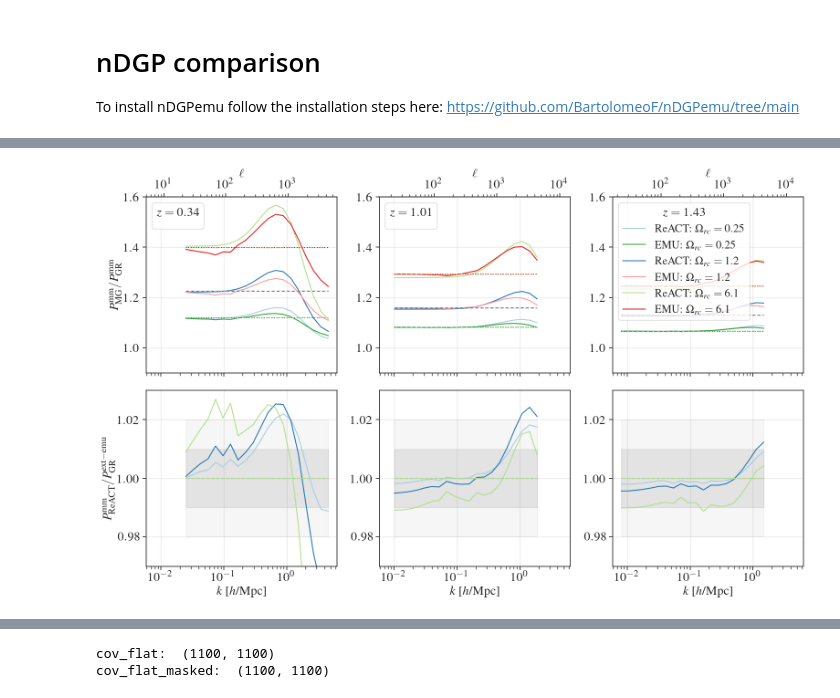
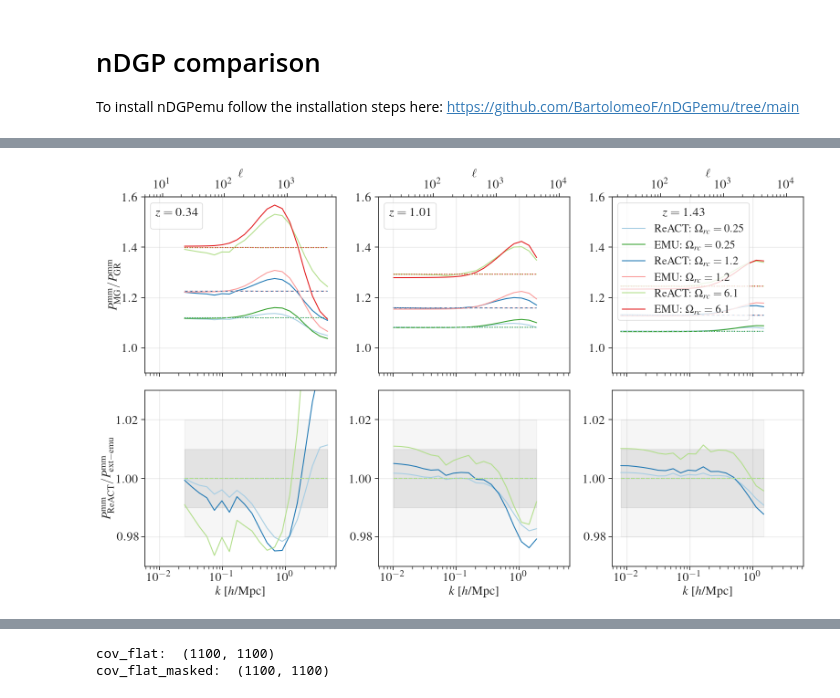
Before and after one commit to MariaTsedrik/MGLensing, a Jupyter notebook: tutorials/emulators_comparison.ipynb, the cells around one changed output, grey strips where cells are left out. Drawn from its saved outputs; the diff is of its cells as text; code cells hidden in the pictures.

```diff
--- a/tutorials/emulators_comparison.ipynb
+++ b/tutorials/emulators_comparison.ipynb
@@ -125,11 +134,11 @@ models_gr =     {'GR_nonlin': {'nl_model': NL_MODEL_HMCODE, 'bias_model': 0, 'ia
                 'GR_lin': {'nl_model': NL_MODEL_HMCODE, 'option': 'linear', 'bias_model': 0, 'ia_model': 0, 'baryon_model': 0, 'photoz_err_model': 0.},}
 
 models_ndgp = {
-    'react_nonlin': {'nl_model': NL_MODEL_NDGP_EMU, 'bias_model': 0, 'ia_model': 0, 'baryon_model': 0, 'photoz_err_model': 0.},
-    'react_lin': {'nl_model': NL_MODEL_NDGP_EMU, 'option': 'linear', 'bias_model': 0, 'ia_model': 0, 'baryon_model': 0, 'photoz_err_model': 0.},
+    'react_nonlin': {'nl_model': NL_MODEL_NDGP, 'bias_model': 0, 'ia_model': 0, 'baryon_model': 0, 'photoz_err_model': 0.},
+    'react_lin': {'nl_model': NL_MODEL_NDGP, 'option': 'linear', 'bias_model': 0, 'ia_model': 0, 'baryon_model': 0, 'photoz_err_model': 0.},
+    'ext_nonlin': {'nl_model': NL_MODEL_NDGP_EMU, 'bias_model': 0, 'ia_model': 0, 'baryon_model': 0, 'photoz_err_model': 0.},
+    'ext_lin': {'nl_model': NL_MODEL_NDGP_EMU, 'option': 'linear', 'bias_model': 0, 'ia_model': 0, 'baryon_model': 0, 'photoz_err_model': 0.},
 
-    'ext_nonlin': {'nl_model': NL_MODEL_NDGP, 'bias_model': 0, 'ia_model': 0, 'baryon_model': 0, 'photoz_err_model': 0.},
-    'ext_lin': {'nl_model': NL_MODEL_NDGP, 'option': 'linear', 'bias_model': 0, 'ia_model': 0, 'baryon_model': 0, 'photoz_err_model': 0.},
     }
 
 models_fofr = {
@@ -138,6 +147,7 @@ models_fofr = {
 
     'ext_nonlin': {'nl_model': NL_MODEL_FOFR_EMANTIS, 'bias_model': 0, 'ia_model': 0, 'baryon_model': 0, 'photoz_err_model': 0.},
     'ext_lin': {'nl_model': NL_MODEL_FOFR_EMANTIS, 'option': 'linear', 'bias_model': 0, 'ia_model': 0, 'baryon_model': 0, 'photoz_err_model': 0.},
+
     }
 # %% [markdown]
 # nDGP comparison
@@ -302,35 +259,35 @@ for i in range(3):
         k_ell = power_spectra_ndgp['react_nonlin'+str(num+1)]['k']
         pmm = power_spectra_ndgp['react_nonlin'+str(num+1)]['pmm']
         ax[0][i].semilogx(k_ell[:, z_int_pick[i]], pmm[:, z_int_pick[i]]/pmm_gr_nl[:, z_int_pick[i]], linewidth=1.5, color = colors[num], label=labels[num] if i == 2 else '')
         pmm_ext = power_spectra_ndgp['ext_nonlin'+str(num+1)]['pmm']
         ax[0][i].semilogx(k_ell[:, z_int_pick[i]], pmm_ext[:, z_int_pick[i]]/pmm_gr_nl[:, z_int_pick[i]], linewidth=1.5, color = colors[num+3], label=labels[num+3] if i == 2 else '')
 
         ax[1][i].semilogx(k_ell[:, z_int_pick[i]], pmm[:, z_int_pick[i]]/pmm_ext[:, z_int_pick[i]], linewidth=1.5)#, color = colors[num])
 
 
         pmm_lin = power_spectra_ndgp['react_lin'+str(num+1)]['pmm']
         ax[0][i].semilogx(k_ell[:, z_int_pick[i]], pmm_lin[:, z_int_pick[i]]/pmm_gr_lin[:, z_int_pick[i]], linewidth=1.5, color = colors[num], linestyle='--')
         pmm_ext_lin = power_spectra_ndgp['ext_lin'+str(num+1)]['pmm']
         ax[0][i].semilogx(k_ell[:, z_int_pick[i]], pmm_ext_lin[:, z_int_pick[i]]/pmm_gr_lin[:, z_int_pick[i]], linewidth=1.5, color = colors[num+3], linestyle=':')
 
         ax[1][i].semilogx(k_ell[:, z_int_pick[i]], pmm_lin[:, z_int_pick[i]]/pmm_ext_lin[:, z_int_pick[i]], linewidth=1.5, color = colors[num], linestyle='--')
         ax[1][i].fill_between(k_ell[:, z_int_pick[i]], np.ones(len(k_ell[:, z_int_pick[i]]))*0.99, np.ones(len(k_ell[:, z_int_pick[i]]))*1.01, color='tab:grey', alpha=0.05)
         ax[1][i].fill_between(k_ell[:, z_int_pick[i]], np.ones(len(k_ell[:, z_int_pick[i]]))*0.98, np.ones(len(k_ell[:, z_int_pick[i]]))*1.02, color='tab:grey', alpha=0.02)
 
     ax[0][i].legend(title=f'$z={zz[z_int_pick[i]]:.2f}$', loc='upper left', frameon=True, title_fontsize=20)
     ax[1][i].set_xlabel("$k$ [$h$/Mpc]")
     secax = ax[0][i].secondary_xaxis('top', functions=(f_arr[i], f_inv_arr[i]))
     secax.set_xlabel('$\ell$')
     ax[0][i].grid(alpha=0.5)
     ax[1][i].grid(alpha=0.5)
     ax[0][i].set_ylim(0.9, 1.6)
     ax[1][i].set_ylim(0.97, 1.03)
     #ax[1][i].axhline(y=1.0, color='k', linestyle='--', linewidth=1)
 ax[0][0].set_ylabel("$P^{\\rm mm}_{\\rm MG}/P_{\\rm GR}^{\\rm mm}$")
-ax[1][0].set_ylabel("$P^{\\rm mm}_{\\rm ReACT}/P_{\\rm GR}^{\\rm ext-emu}$")
+ax[1][0].set_ylabel("$P^{\\rm mm}_{\\rm ReACT}/P^{\\rm mm}_{\\rm ext-emu}$")
 plt.tight_layout()
 # %% [output]
-[figure, old version]
+[figure, new version]
 # %%
 ang_power_spectra_gr = {}
 for model_opt in models_gr:
```
Also changed, not shown: parts of 10 cells of this notebook, 2 other files.
